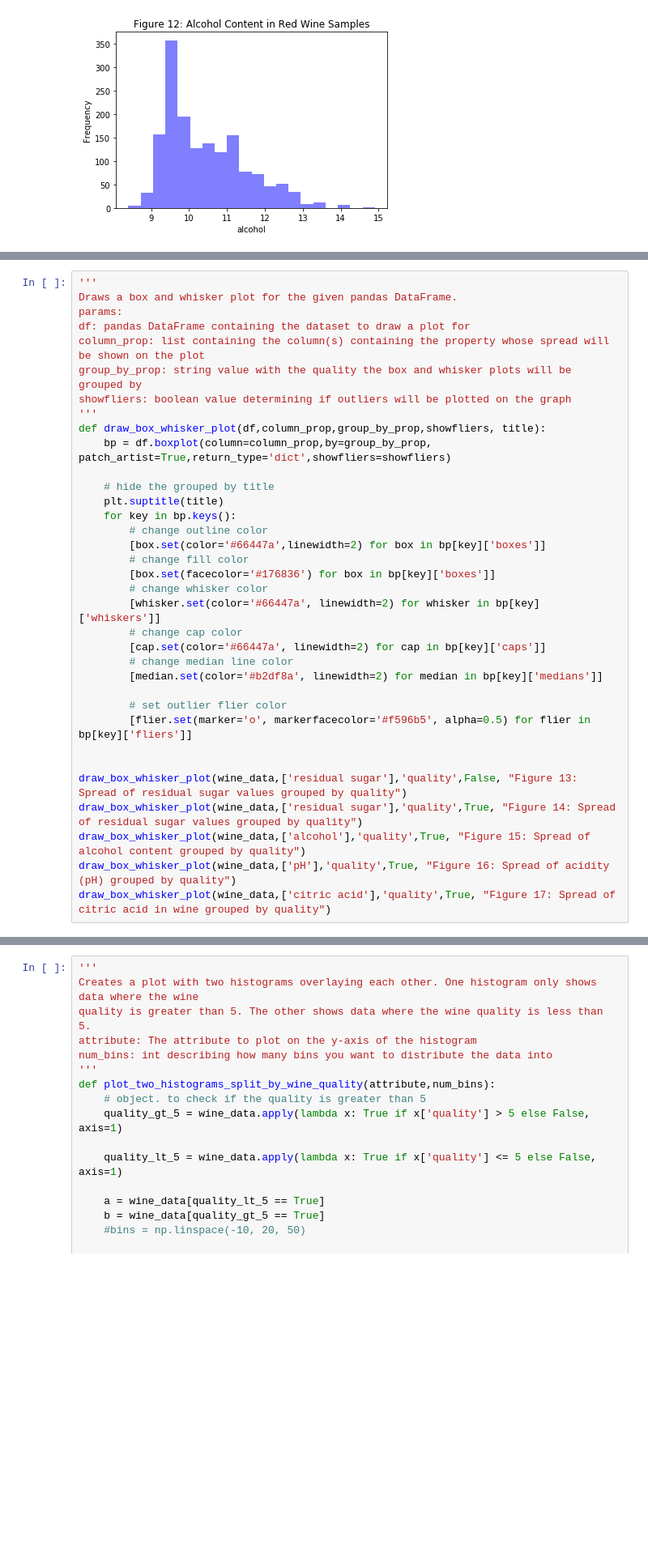
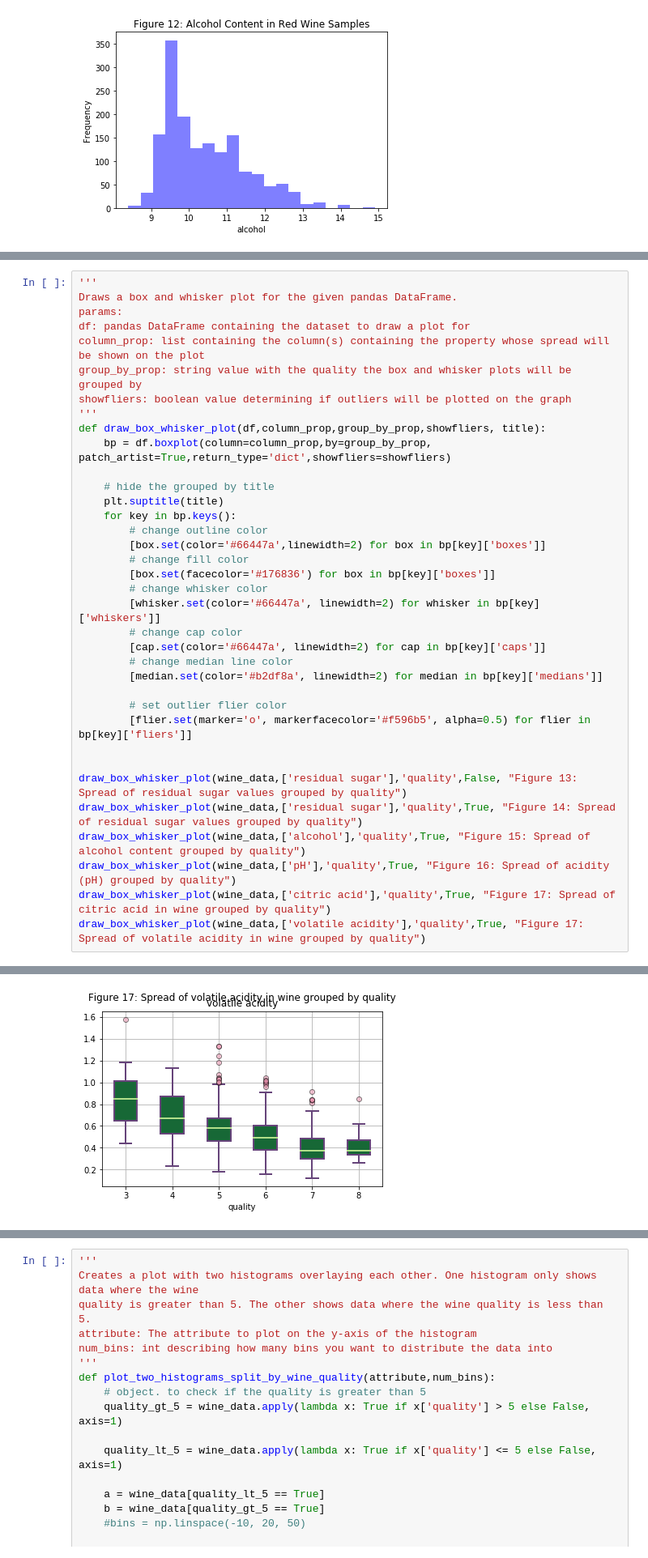
Before and after one commit to ahibb/red-wine-quality-analysis, a Jupyter notebook: Wine Quality Exploration.ipynb, the cells around one changed output, grey strips where cells are left out. Shown: that part at 81% size. Cells and saved outputs as stored; diff of their text form; blank space fills up the shorter version.

Commit message:
Added section headers and initial analysis to box and whisker plots

```diff
--- a/Wine Quality Exploration.ipynb
+++ b/Wine Quality Exploration.ipynb
@@ -252,30 +253,32 @@ def draw_box_whisker_plot(df,column_prop,group_by_prop,showfliers, title):
 
     # hide the grouped by title
     plt.suptitle(title)
     for key in bp.keys():
         # change outline color
         [box.set(color='#66447a',linewidth=2) for box in bp[key]['boxes']]
         # change fill color
         [box.set(facecolor='#176836') for box in bp[key]['boxes']]
         # change whisker color
         [whisker.set(color='#66447a', linewidth=2) for whisker in bp[key]['whiskers']]
         # change cap color
         [cap.set(color='#66447a', linewidth=2) for cap in bp[key]['caps']]
         # change median line color
         [median.set(color='#b2df8a', linewidth=2) for median in bp[key]['medians']]
 
         # set outlier flier color
         [flier.set(marker='o', markerfacecolor='#f596b5', alpha=0.5) for flier in bp[key]['fliers']]
 
 
 draw_box_whisker_plot(wine_data,['residual sugar'],'quality',False, "Figure 13: Spread of residual sugar values grouped by quality")
 draw_box_whisker_plot(wine_data,['residual sugar'],'quality',True, "Figure 14: Spread of residual sugar values grouped by quality")
 draw_box_whisker_plot(wine_data,['alcohol'],'quality',True, "Figure 15: Spread of alcohol content grouped by quality")
 draw_box_whisker_plot(wine_data,['pH'],'quality',True, "Figure 16: Spread of acidity (pH) grouped by quality")
 draw_box_whisker_plot(wine_data,['citric acid'],'quality',True, "Figure 17: Spread of citric acid in wine grouped by quality")
+draw_box_whisker_plot(wine_data,['volatile acidity'],'quality',True, "Figure 17: Spread of volatile acidity in wine grouped by quality")
 # %% [output]
 [figure]
 [figure]
 [figure]
 [figure]
 [figure]
+[figure, added]
```
Also changed, not shown: parts of 6 cells of this notebook.
